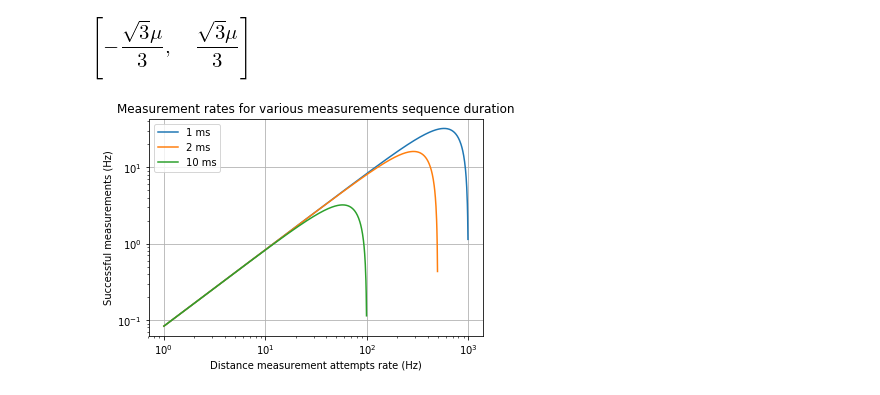
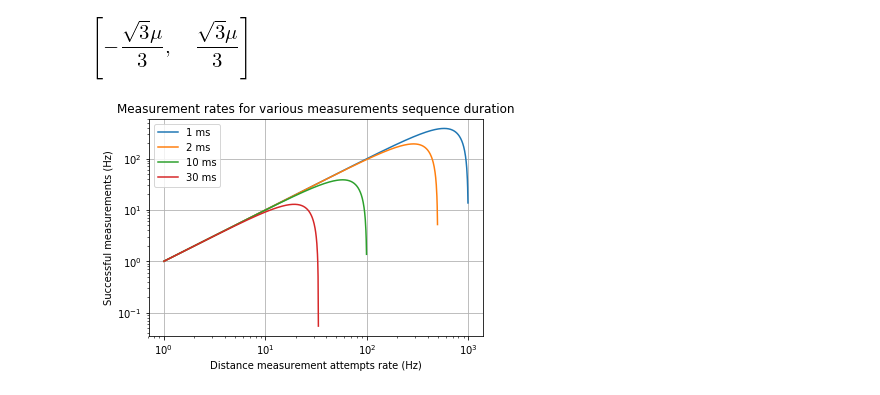
Before and after one commit to cvra/robot-software, a Jupyter notebook: doc/report/models/Bandwidth in half duplex nodes.ipynb, the cells around one changed output. Drawn from its saved outputs; the diff is of its cells as text; code cells hidden in the pictures.

```diff
--- a/doc/report/models/Bandwidth in half duplex nodes.ipynb
+++ b/doc/report/models/Bandwidth in half duplex nodes.ipynb
@@ -47,19 +47,19 @@ optimal_rate
 [figure]
 # %%
 real_rate_num = sp.lambdify([initiate_rate, completion_rate], real_rate)
-durations = [1e-3, 2e-3, 10e-3]
-legends = ['1 ms', '2 ms', '10 ms']
+durations = [1e-3, 2e-3, 10e-3, 30e-3]
+legends = ['{} ms'.format(int(i * 1000)) for i in durations]
 for measurement_sequence_duration in durations:
     f = lambda x: real_rate_num(x, 1 / measurement_sequence_duration)
     rates = np.logspace(0, 3, 1000)
-    plt.loglog(rates, f(rates) / (4*3))
+    plt.loglog(rates, f(rates))
     optimal = 1 / (np.sqrt(3) * measurement_sequence_duration)
 
 plt.xlabel('Distance measurement attempts rate (Hz)')
 plt.ylabel('Successful measurements (Hz)')
 plt.title('Measurement rates for various measurements sequence duration')
 plt.legend(legends)
 plt.grid()
 plt.savefig('test.png')
 # %% [output]
-[figure, old version]
+[figure, new version]
```
Also changed, not shown: 5 other files.
